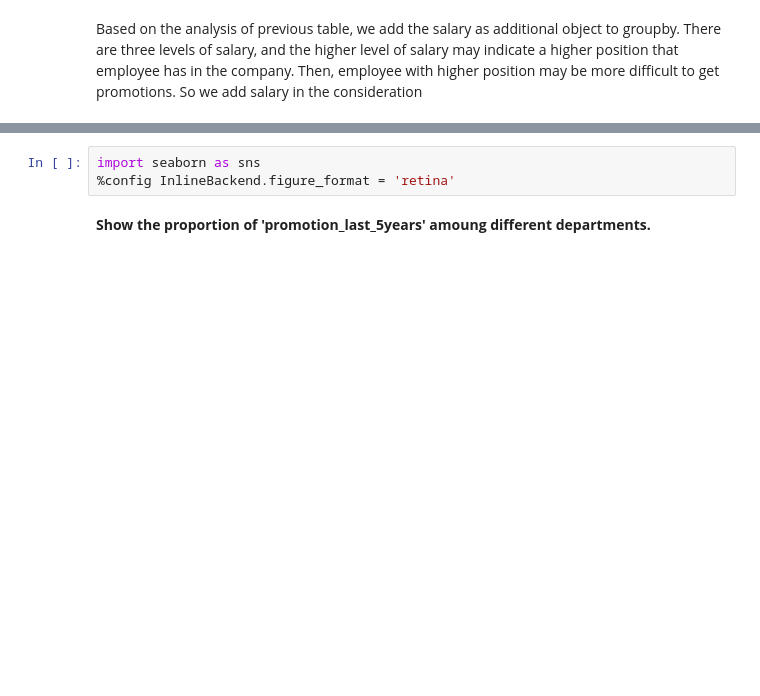
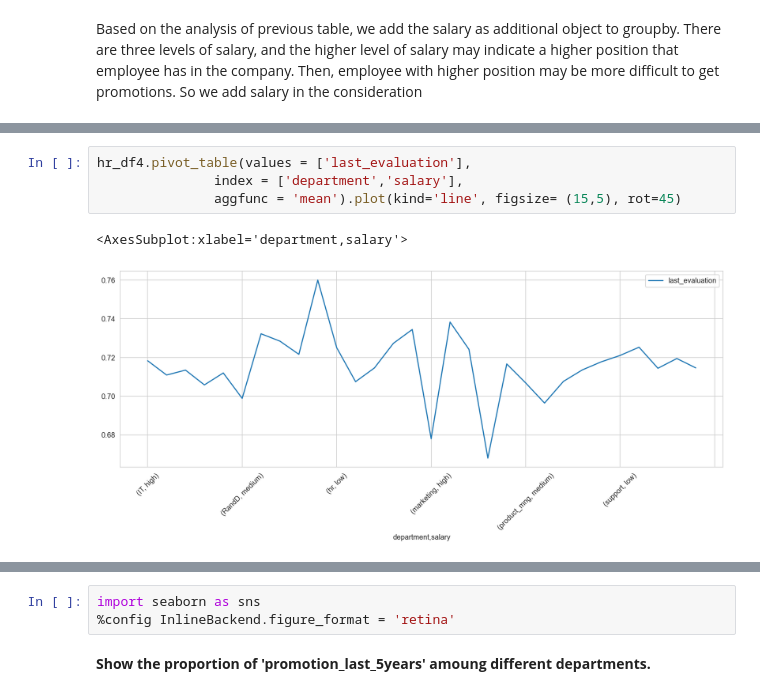
Before and after one commit to AndyWork952/HR-Data-Analysis, a Jupyter notebook: Group2_final_project.ipynb, the cells around one changed output, grey strips where cells are left out. Cells and saved outputs as stored; diff of their text form; blank space fills up the shorter version.

```diff
--- a/Group2_final_project.ipynb
+++ b/Group2_final_project.ipynb
@@ -286 +303,8 @@ time as well. Therefore, it's safe to say that average monthly hours and evaluat
 relationship.
+# %%
+hr_df4.pivot_table(values = ['last_evaluation'],
+               index = ['department','salary'],
+               aggfunc = 'mean').plot(kind='line', figsize= (15,5), rot=45)
+# %% [output]
+<AxesSubplot:xlabel='department,salary'>
+[figure, added]
```
Also changed, not shown: parts of 26 cells of this notebook.
